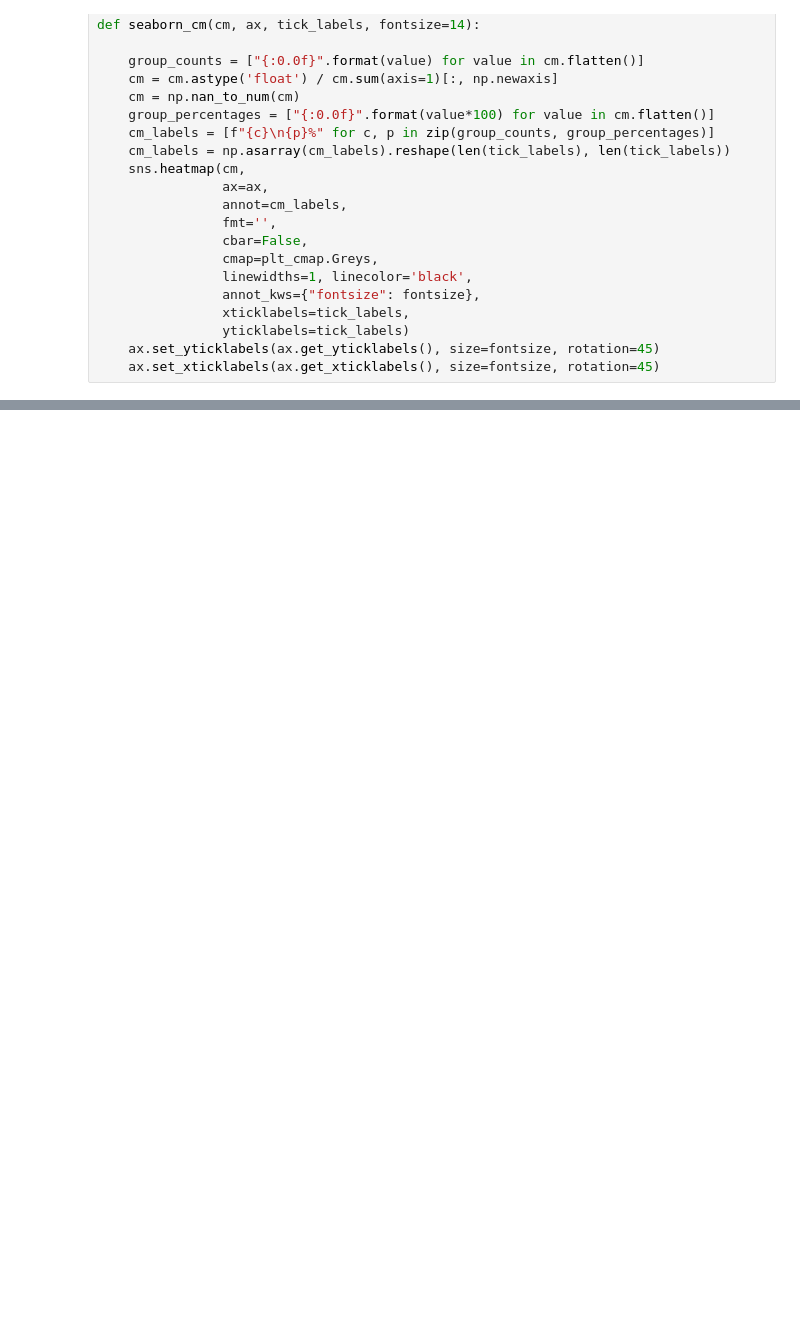
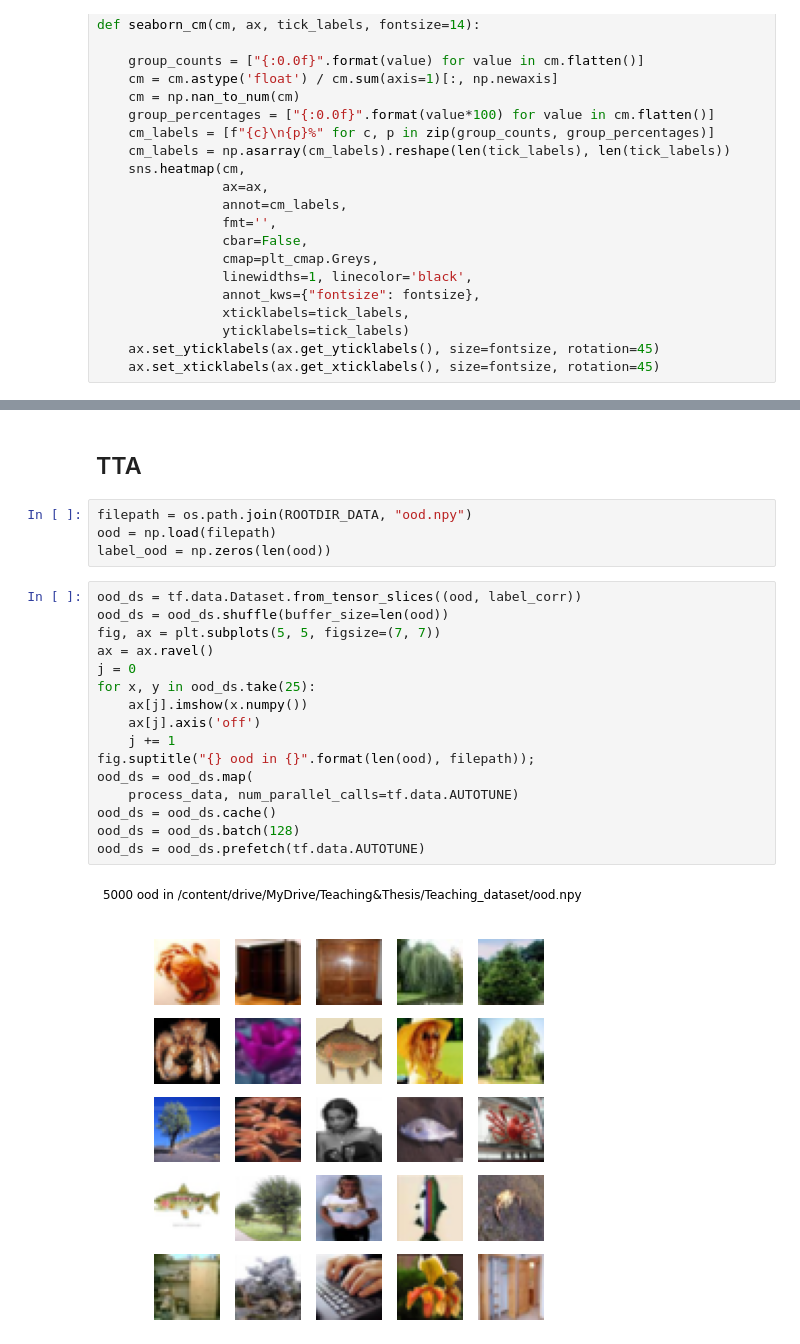
Before and after one commit to richter43/MLAUtils, a Jupyter notebook: Selective_classification.ipynb, the cells around one changed output, grey strips where cells are left out. Drawn from its saved outputs; the diff is of its cells as text; blank space fills up the shorter version.

```diff
--- a/Selective_classification.ipynb
+++ b/Selective_classification.ipynb
@@ -736,0 +738,24 @@ Clone data repository
+# %% [markdown]
+## TTA
+# %%
+filepath = os.path.join(ROOTDIR_DATA, "ood.npy")
+ood = np.load(filepath)
+label_ood = np.zeros(len(ood))
+# %%
+ood_ds = tf.data.Dataset.from_tensor_slices((ood, label_corr))
+ood_ds = ood_ds.shuffle(buffer_size=len(ood))
+fig, ax = plt.subplots(5, 5, figsize=(7, 7))
+ax = ax.ravel()
+j = 0
+for x, y in ood_ds.take(25):
+    ax[j].imshow(x.numpy())
+    ax[j].axis('off')
+    j += 1
+fig.suptitle("{} ood in {}".format(len(ood), filepath));
+ood_ds = ood_ds.map(
+    process_data, num_parallel_calls=tf.data.AUTOTUNE)
+ood_ds = ood_ds.cache()
+ood_ds = ood_ds.batch(128)
+ood_ds = ood_ds.prefetch(tf.data.AUTOTUNE)
+# %% [output]
+[figure, added]
```
Also changed, not shown: parts of 28 cells of this notebook, 2 other files.
